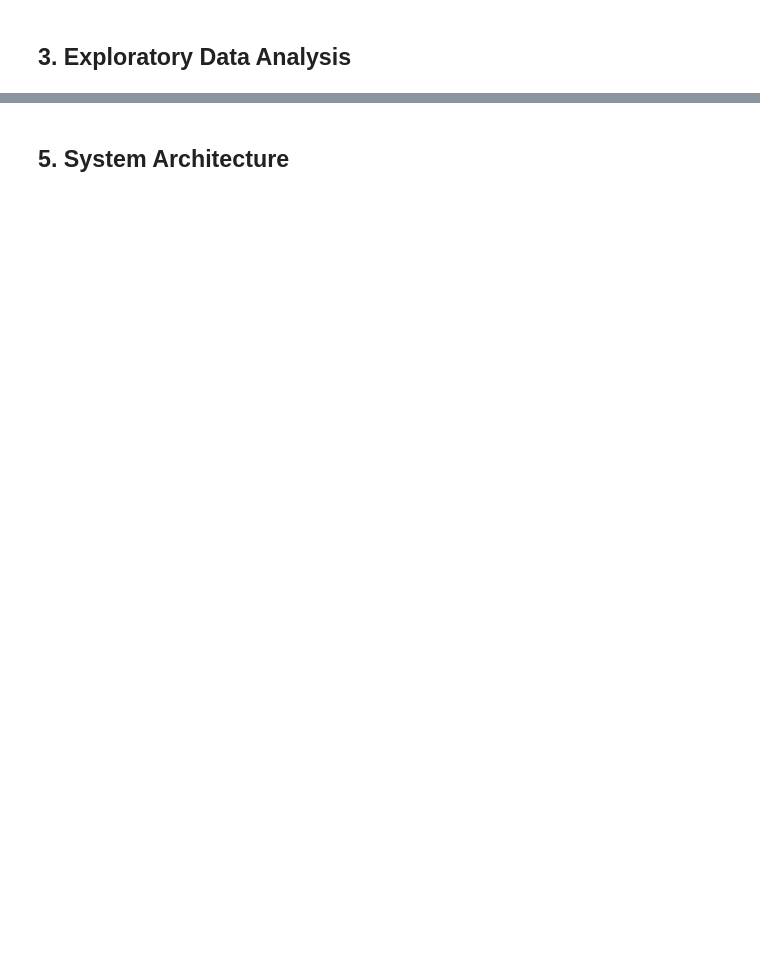
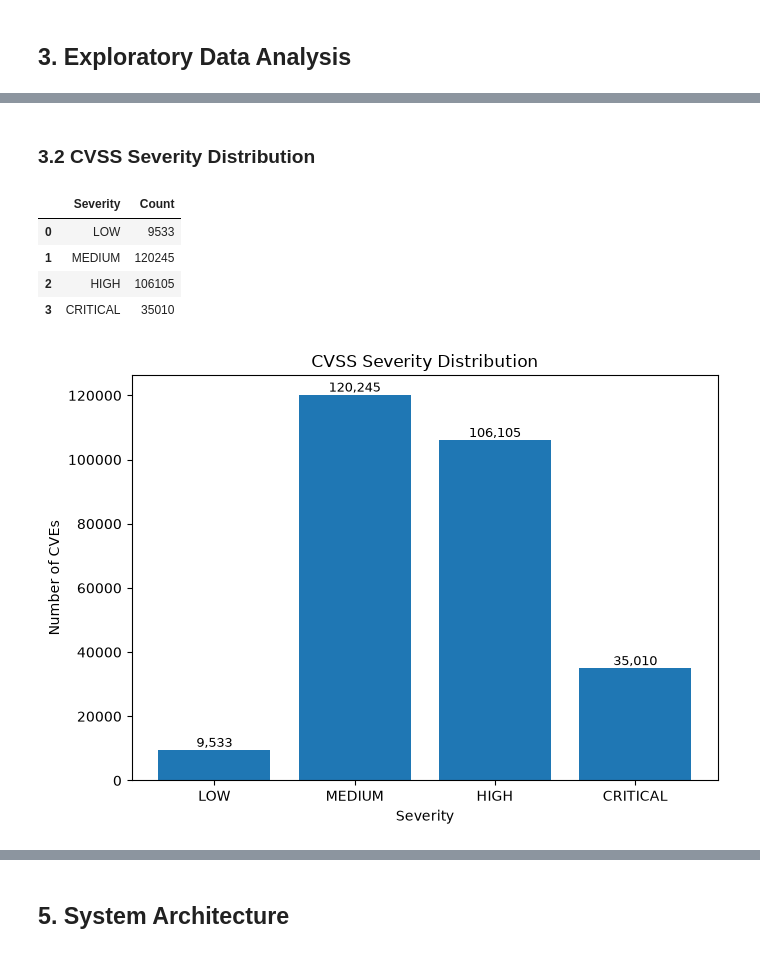
Before and after one commit to SakigamiYang/srh-it-security-agent, a Jupyter notebook: notebooks/it_security_agent.ipynb, the cells around one changed output, grey strips where cells are left out. Drawn from its saved outputs; the diff is of its cells as text; code cells hidden in the pictures; blank space fills up the shorter version.

```diff
--- a/notebooks/it_security_agent.ipynb
+++ b/notebooks/it_security_agent.ipynb
@@ -14,0 +84,64 @@
+# %% [markdown]
+### 3.2 CVSS Severity Distribution
+# %%
+from collections import OrderedDict
+
+import matplotlib.pyplot as plt
+import pandas as pd
+
+pipeline = [
+    {
+        "$group": {
+            "_id": "$cvss.severity",
+            "count": {"$sum": 1}
+        }
+    }
+]
+
+result = list(collection.aggregate(pipeline))
+
+severity_order = OrderedDict([
+    ("LOW", 0),
+    ("MEDIUM", 0),
+    ("HIGH", 0),
+    ("CRITICAL", 0),
+])
+
+for item in result:
+    severity = item["_id"]
+    if severity in severity_order:
+        severity_order[severity] = item["count"]
+
+df = pd.DataFrame({
+    "Severity": list(severity_order.keys()),
+    "Count": list(severity_order.values())
+})
+
+display(df)
+
+plt.figure(figsize=(7, 5))
+bars = plt.bar(df["Severity"], df["Count"])
+
+for bar in bars:
+    plt.text(
+        bar.get_x() + bar.get_width() / 2,
+        bar.get_height(),
+        f"{int(bar.get_height()):,}",
+        ha="center",
+        va="bottom",
+        fontsize=9,
+    )
+
+plt.title("CVSS Severity Distribution")
+plt.xlabel("Severity")
+plt.ylabel("Number of CVEs")
+
+plt.tight_layout()
+plt.show()
+# %% [output]
+|  | Severity | Count |
+| 0 | LOW | 9533 |
+| 1 | MEDIUM | 120245 |
+| 2 | HIGH | 106105 |
+| 3 | CRITICAL | 35010 |
+[figure, added]
```
Also changed, not shown: parts of 24 cells of this notebook, 8 other files.
